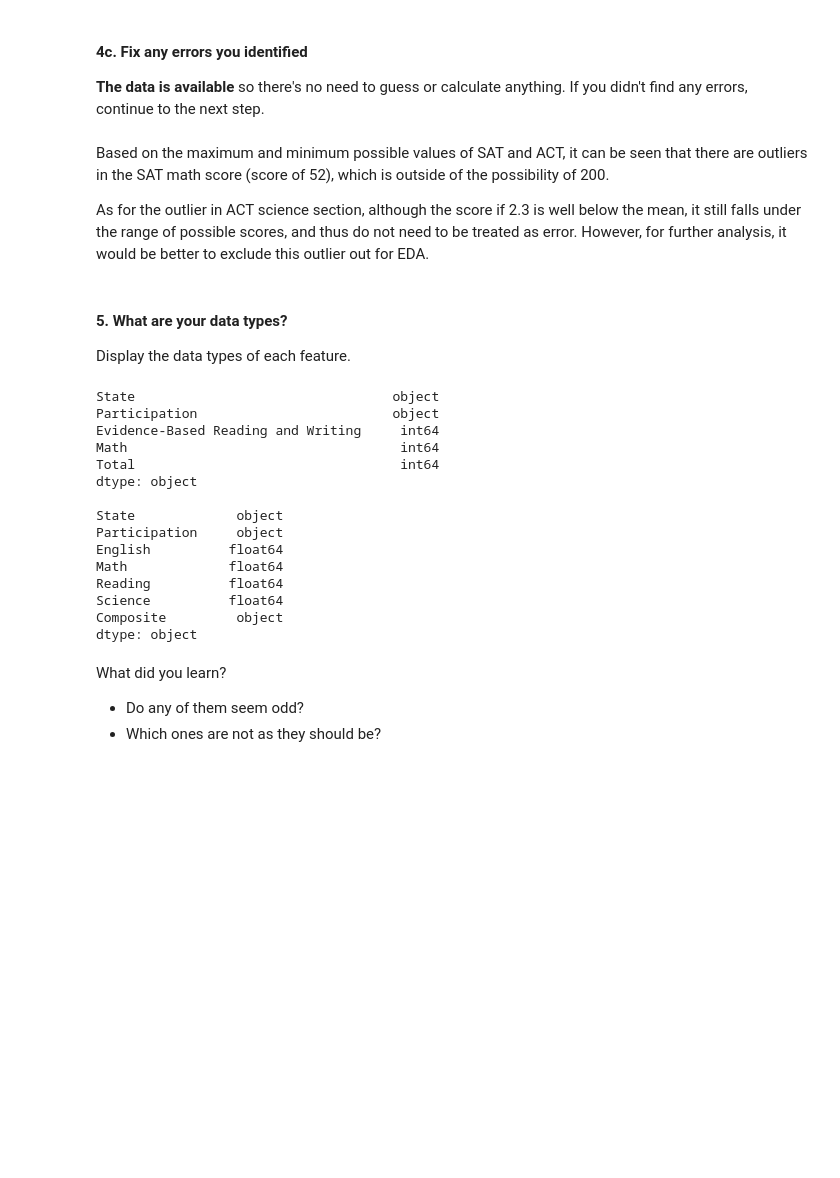
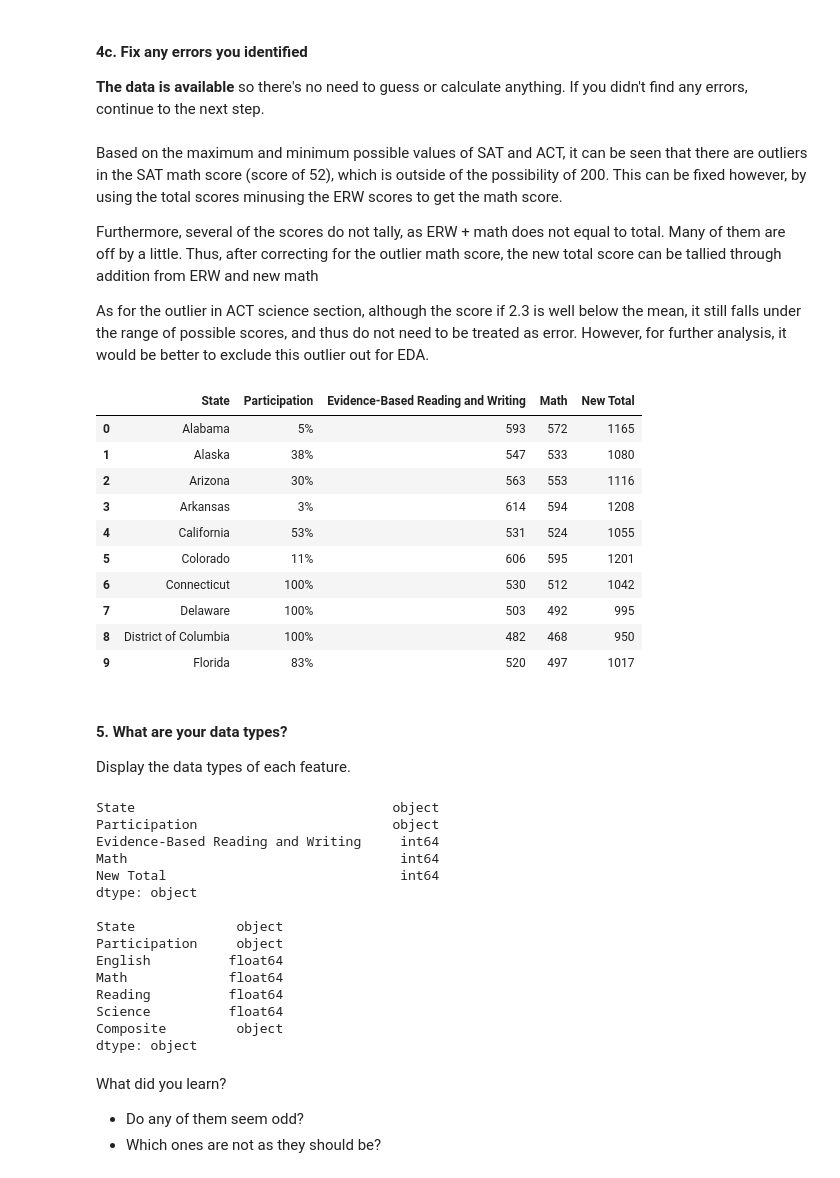
Before and after one commit to KennethChewx/Project_1, a Jupyter notebook: code/starter-code.ipynb, the cells around one changed output. Drawn from its saved outputs; the diff is of its cells as text; code cells hidden in the pictures; blank space fills up the shorter version.

```diff
--- a/code/starter-code.ipynb
+++ b/code/starter-code.ipynb
@@ -146,11 +146,29 @@ For ACT sections, the minimum possible is 1, while the maximum possible is 36 fo
 
 **The data is available** so there's no need to guess or calculate anything. If you didn't find any errors, continue to the next step.
 # %% [markdown]
-Based on the maximum and minimum possible values of SAT and ACT, it can be seen that there are outliers in the SAT math score (score of 52), which is outside of the possibility of 200.
+Based on the maximum and minimum possible values of SAT and ACT, it can be seen that there are outliers in the SAT math score (score of 52), which is outside of the possibility of 200. This can be fixed however, by using the total scores minusing the ERW scores to get the math score.
+
+Furthermore, several of the scores do not tally, as ERW + math does not equal to total. Many of them are off by a little. Thus, after correcting for the outlier math score, the new total score can be tallied through addition from ERW and new math
 
 As for the outlier in ACT science section, although the score if 2.3 is well below the mean, it still falls under the range of possible scores, and thus do not need to be treated as error. However, for further analysis, it would be better to exclude this outlier out for EDA.
-# %%
-sat_df = sat_df[sat_df['Math']>200]
+# %%
+sat_df.loc[20,'Math'] = 524
+sat_df["New Total"] = sat_df['Math']+sat_df['Evidence-Based Reading and Writing']
+sat_df = sat_df[['State','Participation','Evidence-Based Reading and Writing','Math','New Total']]
+# %%
+sat_df.head(10)
+# %% [output]
+|  | State | Participation | Evidence-Based Reading and Writing | Math | New Total |
+| 0 | Alabama | 5% | 593 | 572 | 1165 |
+| 1 | Alaska | 38% | 547 | 533 | 1080 |
+| 2 | Arizona | 30% | 563 | 553 | 1116 |
+| 3 | Arkansas | 3% | 614 | 594 | 1208 |
+| 4 | California | 53% | 531 | 524 | 1055 |
+| 5 | Colorado | 11% | 606 | 595 | 1201 |
+| 6 | Connecticut | 100% | 530 | 512 | 1042 |
+| 7 | Delaware | 100% | 503 | 492 | 995 |
+| 8 | District of Columbia | 100% | 482 | 468 | 950 |
+| 9 | Florida | 83% | 520 | 497 | 1017 |
 # %% [markdown]
 #### 5. What are your data types?
 Display the data types of each feature.
@@ -164,7 +182,7 @@ State                                 object
 Participation                         object
 Evidence-Based Reading and Writing     int64
 Math                                   int64
-Total                                  int64
+New Total                              int64
 dtype: object
 
 State             object
```
Also changed, not shown: parts of 27 cells of this notebook, 5 other files.
